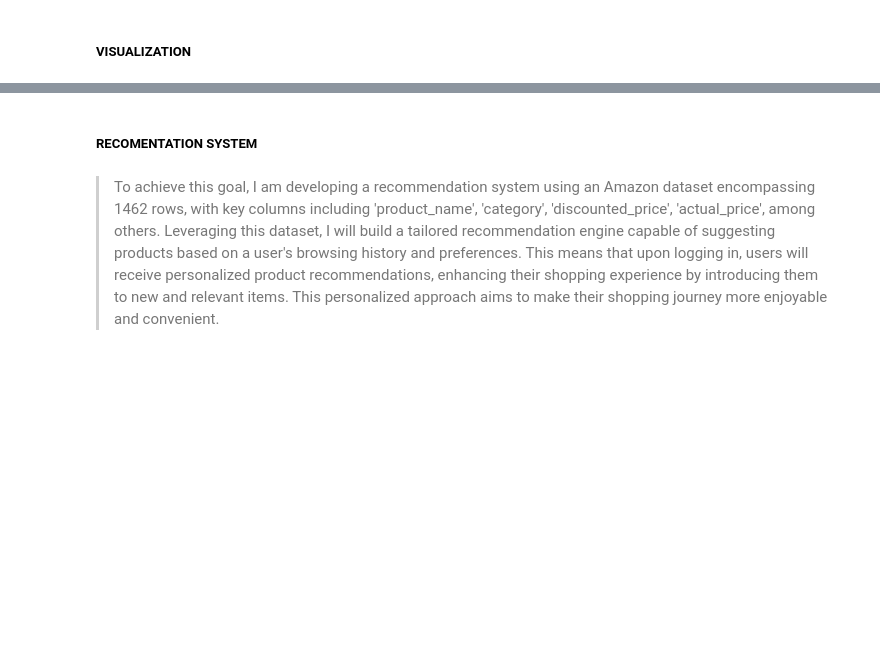
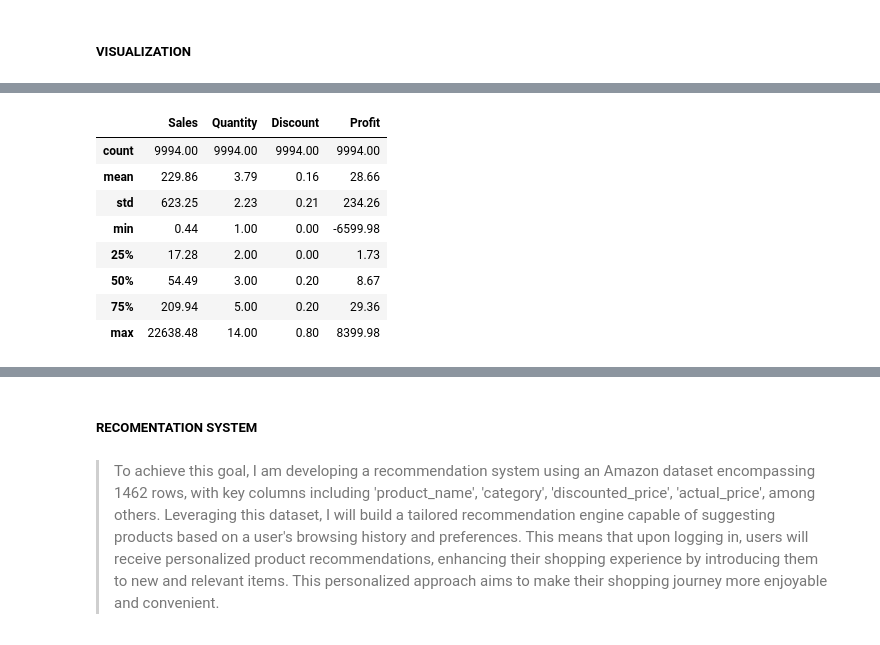
Before and after one commit to Babreucosta/Integrated-CA2_DVT_MLB, a Jupyter notebook: SUPERSTORE SALES.ipynb, the cells around one changed output, grey strips where cells are left out. Cells and saved outputs as stored; diff of their text form; code cells hidden in the pictures; blank space fills up the shorter version.

```diff
--- a/SUPERSTORE SALES.ipynb
+++ b/SUPERSTORE SALES.ipynb
@@ -167,2 +232,4 @@ df.head()
+# %%
+pd.set_option("display.float_format", "{:.2f}".format)
 # %% [markdown]
 ##### VISUALIZATION
@@ -216,0 +236,13 @@ pd.DataFrame(df['shopping_mall'].value_counts())
+# %%
+df2=df[['Sales','Quantity','Discount','Profit']]
+df2.describe()
+# %% [output]
+|  | Sales | Quantity | Discount | Profit |
+| count | 9994.00 | 9994.00 | 9994.00 | 9994.00 |
+| mean | 229.86 | 3.79 | 0.16 | 28.66 |
+| std | 623.25 | 2.23 | 0.21 | 234.26 |
+| min | 0.44 | 1.00 | 0.00 | -6599.98 |
+| 25% | 17.28 | 2.00 | 0.00 | 1.73 |
+| 50% | 54.49 | 3.00 | 0.20 | 8.67 |
+| 75% | 209.94 | 5.00 | 0.20 | 29.36 |
+| max | 22638.48 | 14.00 | 0.80 | 8399.98 |
```
Also changed, not shown: parts of 82 cells of this notebook.
